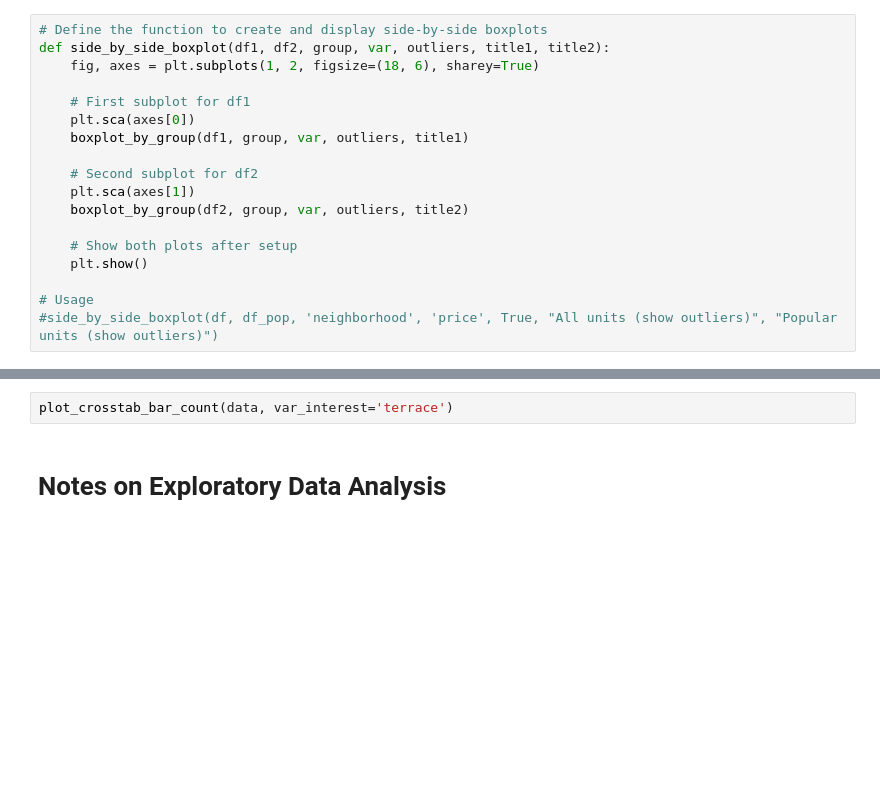
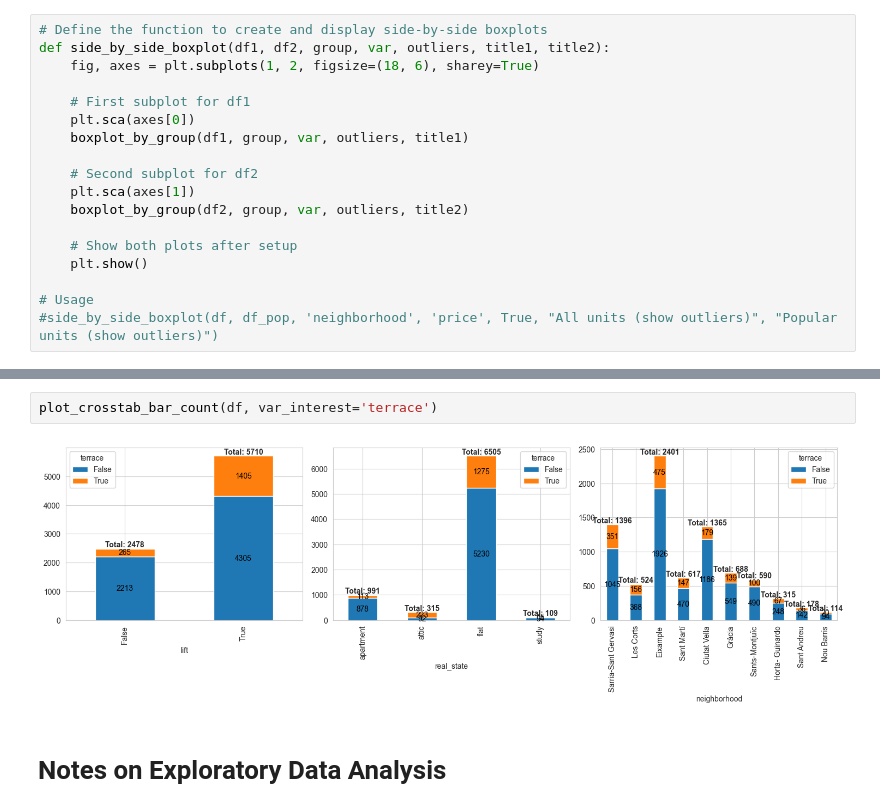
Before and after one commit to otrocarlosmartinez/PROJECT1, a Jupyter notebook: PROJECT1_TEAM2_CM.ipynb, the cells around one changed output, grey strips where cells are left out. Drawn from its saved outputs; the diff is of its cells as text; blank space fills up the shorter version.

```diff
--- a/PROJECT1_TEAM2_CM.ipynb
+++ b/PROJECT1_TEAM2_CM.ipynb
@@ -455,5 +692,7 @@ plot_crosstab_bar_count(data, var_interest='lift')
 # %%
-plot_crosstab_bar_count(data, var_interest='terrace')
+plot_crosstab_bar_count(df, var_interest='terrace')
+# %% [output]
+[figure, added]
 # %% [markdown]
 # Notes on Exploratory Data Analysis
 # %% [markdown]
```
Also changed, not shown: parts of 77 cells of this notebook, 1 other file.
